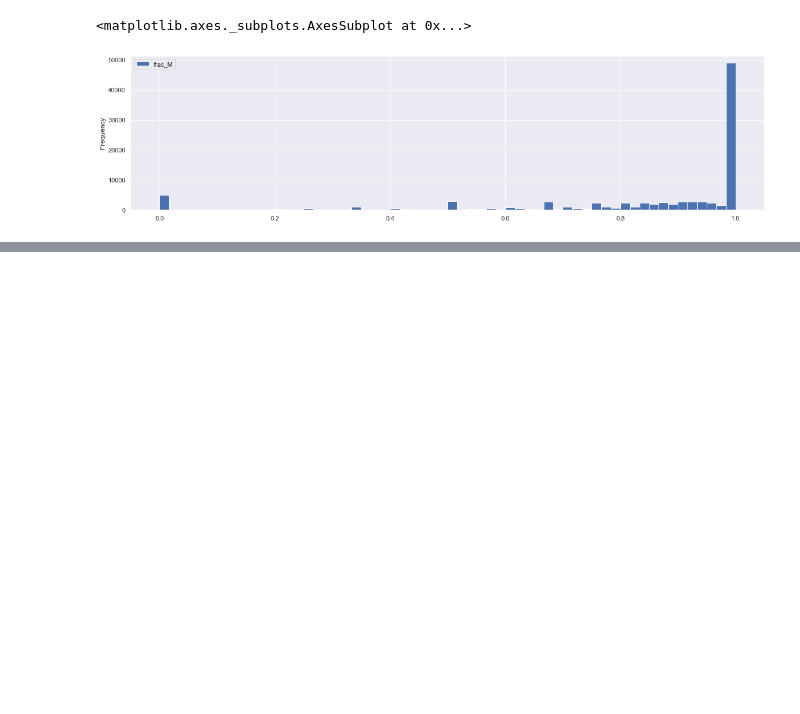
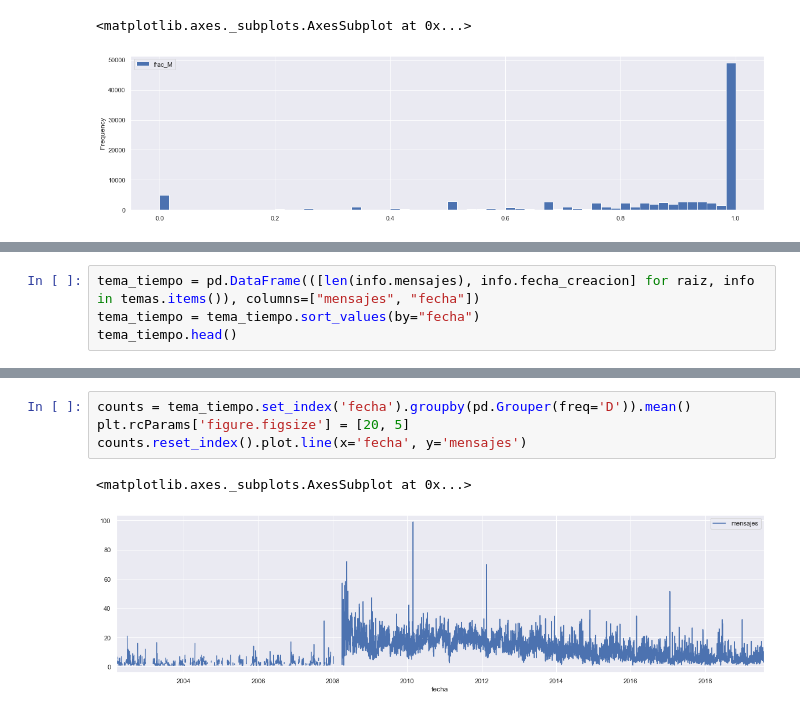
Before and after one commit to imfd/analisis-ucursos, a Jupyter notebook: notebooks/2019-09-02-exploracion_final_final.ipynb, the cells around one changed output, grey strips where cells are left out. Saved outputs shown, nothing was run; the diff lists cells and outputs as text; blank space fills up the shorter version.

```diff
--- a/notebooks/2019-09-02-exploracion_final_final.ipynb
+++ b/notebooks/2019-09-02-exploracion_final_final.ipynb
@@ -299,0 +350,4 @@ genero[['frac_M']].plot.hist(by='frac_M', bins=60)
+# %%
+tema_tiempo = pd.DataFrame(([len(info.mensajes), info.fecha_creacion] for raiz, info in temas.items()), columns=["mensajes", "fecha"])
+tema_tiempo = tema_tiempo.sort_values(by="fecha")
+tema_tiempo.head()
@@ -299,0 +361,7 @@ genero[['frac_M']].plot.hist(by='frac_M', bins=60)
+# %%
+counts = tema_tiempo.set_index('fecha').groupby(pd.Grouper(freq='D')).mean()
+plt.rcParams['figure.figsize'] = [20, 5]
+counts.reset_index().plot.line(x='fecha', y='mensajes')
+# %% [output]
+<matplotlib.axes._subplots.AxesSubplot at 0x...>
+[figure, added]
```
Also changed, not shown: parts of 83 cells of this notebook.
